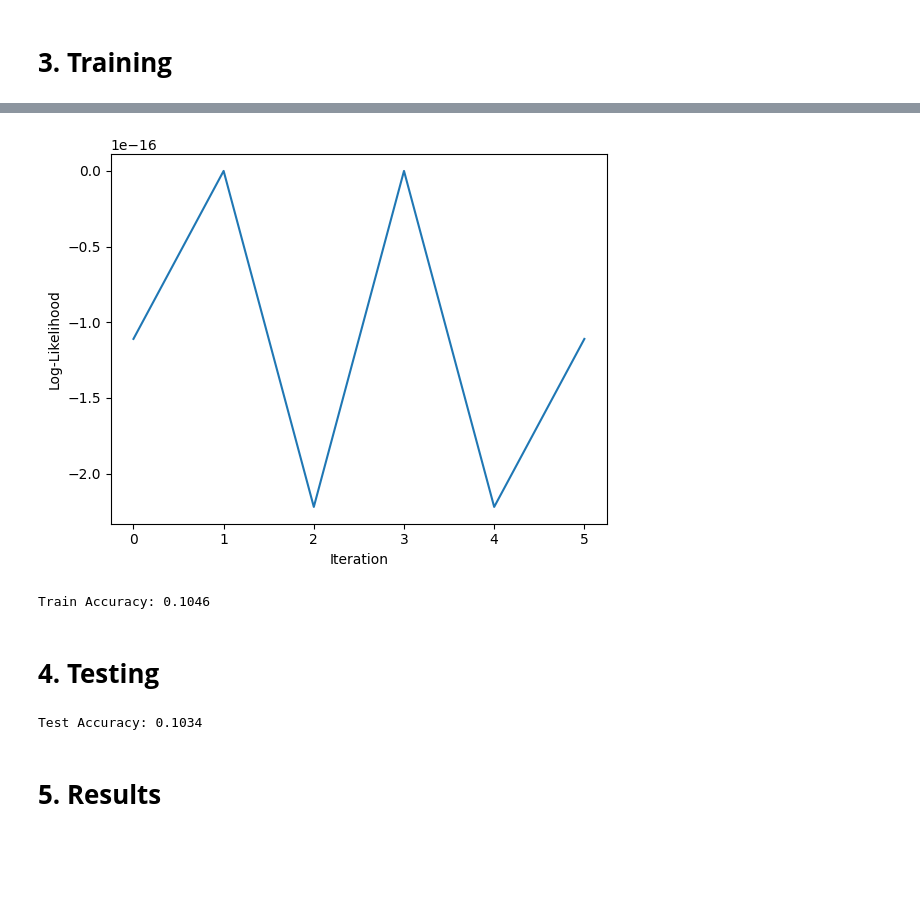
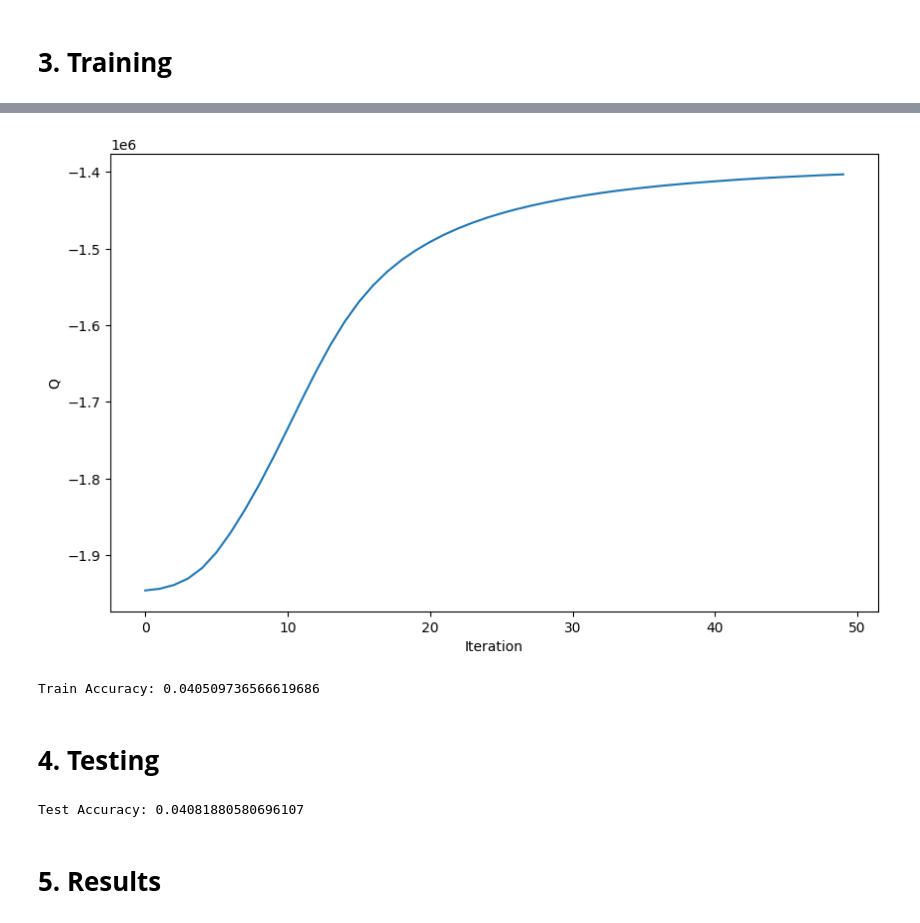
Before and after one commit to chasubeen/ML_lab, a Jupyter notebook: 3_HMM/3_HMM_BW.ipynb, the cells around one changed output, grey strips where cells are left out. Drawn from its saved outputs; the diff is of its cells as text; code cells hidden in the pictures; blank space fills up the shorter version.

Commit message:
Baum-Welch(revised)

```diff
--- a/3_HMM/3_HMM_BW.ipynb
+++ b/3_HMM/3_HMM_BW.ipynb
@@ -18,13 +13,14 @@ Drive already mounted at /content/drive; to attempt to forcibly remount, call dr
 # %%
 # data path
 
-train_path = "/content/drive/MyDrive/ML_lab/3_HMM/data/train.txt"
-test_path = "/content/drive/MyDrive/ML_lab/3_HMM/data/test.txt"
+train_path = "./data/train.txt"
+test_path = "./data/test.txt"
 # %%
 ### Read file
 
 def read_file(path):
-  raw = open(path, 'r').read().strip().split('\n\n')  # 빈 줄로 구분된 각 문장 처리
+  with open(path, 'r') as file:
+    raw = file.read().strip().split('\n\n')  # 문장 단위로 분할
   words, tags = [], []
 
   for sentence in raw:
@@ -115,3 +74,18 @@ def modify_tags(tags):
+# %%
+def modify_tags(tags):
+    tag_map = {
+        'NN': 'N', 'NNS': 'N', 'NNP': 'N', 'NNPS': 'N',
+        'VB': 'V', 'VBD': 'V', 'VBG': 'V', 'VBN': 'V', 'VBP': 'V', 'VBZ': 'V',
+        'PRP': 'PN', 'PRP$': 'PN',
+        'IN': 'PP',
+        'RB': 'AD', 'RBR': 'AD', 'RBS': 'AD', 'WRB': 'AD',
+        'CC': 'CONJ',
+        'DT': 'ART', 'PDT': 'ART',
+        'JJ': 'AdJ', 'JJR': 'AdJ', 'JJS': 'AdJ',
+        'NUM': 'NUM',
+        '<EOS>': '<EOS>'
+    }
+    return [tag_map.get(tag, 'ETC') for tag in tags]
 # %%
 train_tags = modify_tags(train_tags)
 test_tags = modify_tags(test_tags)
@@ -298,4 +301,6 @@ vocab_size = len(vocab_to_index) # 가능한 전체 단어의 경우의 수
 # %%
-model = HMM_BaumWelch(n_states=num_states, n_observations=vocab_size)
-log_likelihoods = model.fit(train_data_idx, max_iter=100, patience=5, tol=1e-10)
+# HMM 모델 학습
+
+hmm_model = HMM_BW(num_states = num_states, vocab_size = vocab_size)
+log_likelihoods = hmm_model.fit(train_data_idx, max_iter=50, patience=5, tolerance=1e-10)
 # %% [output]
@@ -309,26 +324,29 @@ Early stopping -- Iteration 6
 # %%
-# log-likelihood 변화 시각화
+# log-likelihood Plot
 
+plt.figure(figsize=(10, 6))
 plt.plot(log_likelihoods)
 plt.xlabel('Iteration')
-plt.ylabel('Log-Likelihood')
+plt.ylabel('Q')
 plt.show()
 # %% [output]
-[figure, old version]
+[figure, new version]
 # %%
-train_pred_idx = model.predict(train_data_idx)
-train_accuracy = model.accuracy(train_pred_idx, train_tag_idx)
-print(f"Train Accuracy: {train_accuracy:.4f}")
+# Train data에 대한 정확도 측정
+train_predictions = hmm_model.predict(train_data_idx)
+train_accuracy = hmm_model.accuracy(train_predictions, train_tag_idx)
+print("Train Accuracy:", train_accuracy)
 # %% [output]
-Train Accuracy: 0.1046
+Train Accuracy: 0.040509736566619686
 # %% [markdown]
 # **4. Testing**
 # %%
-test_pred_idx = model.predict(test_data_idx)
-test_accuracy = model.accuracy(test_pred_idx, test_tag_idx)
-print(f"Test Accuracy: {test_accuracy:.4f}")
+# Test data에 대한 정확도 측정
+test_predictions = hmm_model.predict(test_data_idx)
+test_accuracy = hmm_model.accuracy(test_predictions, test_tag_idx)
+print("Test Accuracy:", test_accuracy)
 # %% [output]
-Test Accuracy: 0.1034
+Test Accuracy: 0.04081880580696107
 # %% [markdown]
 # **5. Results**
 # %%
```
Also changed, not shown: parts of 10 cells of this notebook.
